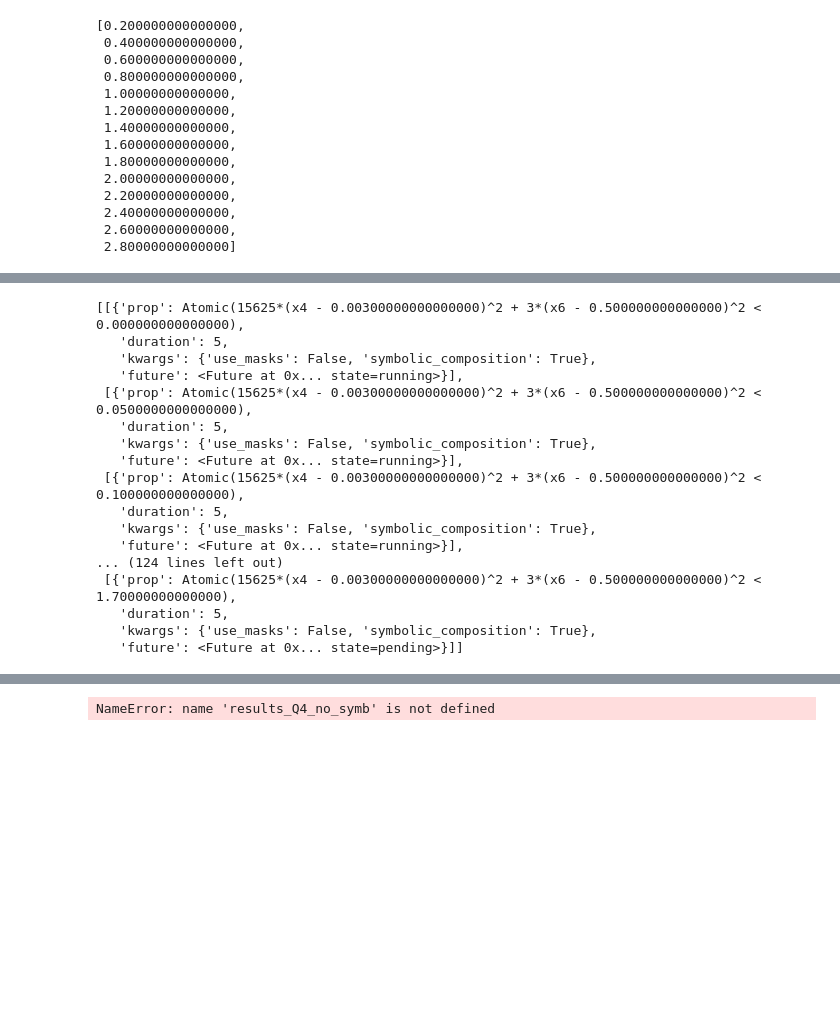
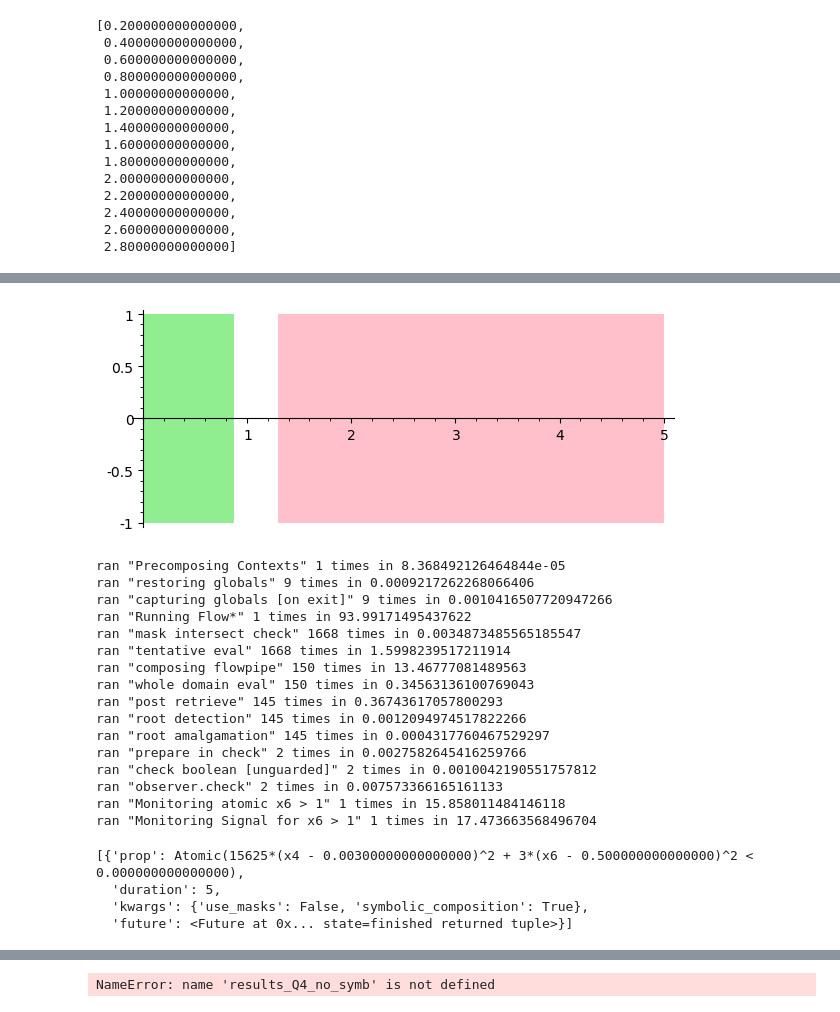
Before and after one commit to twright/Logic-of-Behaviour-in-Uncertain-Contexts, a Jupyter notebook: notebooks/Genetic Oscillator Benchmarks -- Tweaking 2.ipynb, the cells around one changed output, grey strips where cells are left out. Drawn from its saved outputs; the diff is of its cells as text; code cells hidden in the pictures; blank space fills up the shorter version.

```diff
--- a/notebooks/Genetic Oscillator Benchmarks -- Tweaking 2.ipynb
+++ b/notebooks/Genetic Oscillator Benchmarks -- Tweaking 2.ipynb
@@ -153,0 +221,9 @@ sigP = resultP[0]['future'].result()[0]
+# %%
+resultP_symb = gen_results(
+    1,
+    P,
+    5,
+    task_description=f'P = {P} symb',
+    use_masks=False,
+    symbolic_composition=True,
+)
@@ -154,3 +237,24 @@ sigP = resultP[0]['future'].result()[0]
+# %%
+resultP_symb[0]['future'].result()[0].plot().show()
+resultP_symb[0]['future'].result()[2].print()
+# %% [output]
+[figure, added]
+ran "Precomposing Contexts" 1 times in 8.368492126464844e-05
+ran "restoring globals" 9 times in 0.0009217262268066406
+ran "capturing globals [on exit]" 9 times in 0.0010416507720947266
+ran "Running Flow*" 1 times in 93.99171495437622
+ran "mask intersect check" 1668 times in 0.0034873485565185547
+ran "tentative eval" 1668 times in 1.5998239517211914
+ran "composing flowpipe" 150 times in 13.46777081489563
+ran "whole domain eval" 150 times in 0.34563136100769043
+ran "post retrieve" 145 times in 0.36743617057800293
+ran "root detection" 145 times in 0.0012094974517822266
+ran "root amalgamation" 145 times in 0.0004317760467529297
+ran "prepare in check" 2 times in 0.0027582645416259766
+ran "check boolean [unguarded]" 2 times in 0.0010042190551757812
+ran "observer.check" 2 times in 0.007573366165161133
+ran "Monitoring atomic x6 > 1" 1 times in 15.858011484146118
+ran "Monitoring Signal for x6 > 1" 1 times in 17.473663568496704
 # %%
 results_Q2 = [gen_results(
     1,
@@ -160,23 +264,10 @@ results_Q2 = [gen_results(
     use_masks=False,
     symbolic_composition=True,
 ) for k in srange(0, 2, 0.05)]
-# %%
-results_Q3 = results_Q2[:-5]; results_Q3
-# %% [output]
-[[{'prop': Atomic(15625*(x4 - 0.00300000000000000)^2 + 3*(x6 - 0.500000000000000)^2 < 0.000000000000000),
-   'duration': 5,
-   'kwargs': {'use_masks': False, 'symbolic_composition': True},
-   'future': <Future at 0x... state=running>}],
- [{'prop': Atomic(15625*(x4 - 0.00300000000000000)^2 + 3*(x6 - 0.500000000000000)^2 < 0.0500000000000000),
-   'duration': 5,
-   'kwargs': {'use_masks': False, 'symbolic_composition': True},
-   'future': <Future at 0x... state=running>}],
- [{'prop': Atomic(15625*(x4 - 0.00300000000000000)^2 + 3*(x6 - 0.500000000000000)^2 < 0.100000000000000),
-   'duration': 5,
-   'kwargs': {'use_masks': False, 'symbolic_composition': True},
-   'future': <Future at 0x... state=running>}],
-... (124 lines left out)
- [{'prop': Atomic(15625*(x4 - 0.00300000000000000)^2 + 3*(x6 - 0.500000000000000)^2 < 1.70000000000000),
-   'duration': 5,
-   'kwargs': {'use_masks': False, 'symbolic_composition': True},
-   'future': <Future at 0x... state=pending>}]]
+# %%
+results_Q2[0]
+# %% [output]
+[{'prop': Atomic(15625*(x4 - 0.00300000000000000)^2 + 3*(x6 - 0.500000000000000)^2 < 0.000000000000000),
+  'duration': 5,
+  'kwargs': {'use_masks': False, 'symbolic_composition': True},
+  'future': <Future at 0x... state=finished returned tuple>}]
```
Also changed, not shown: parts of 22 cells of this notebook, 21 other files.
